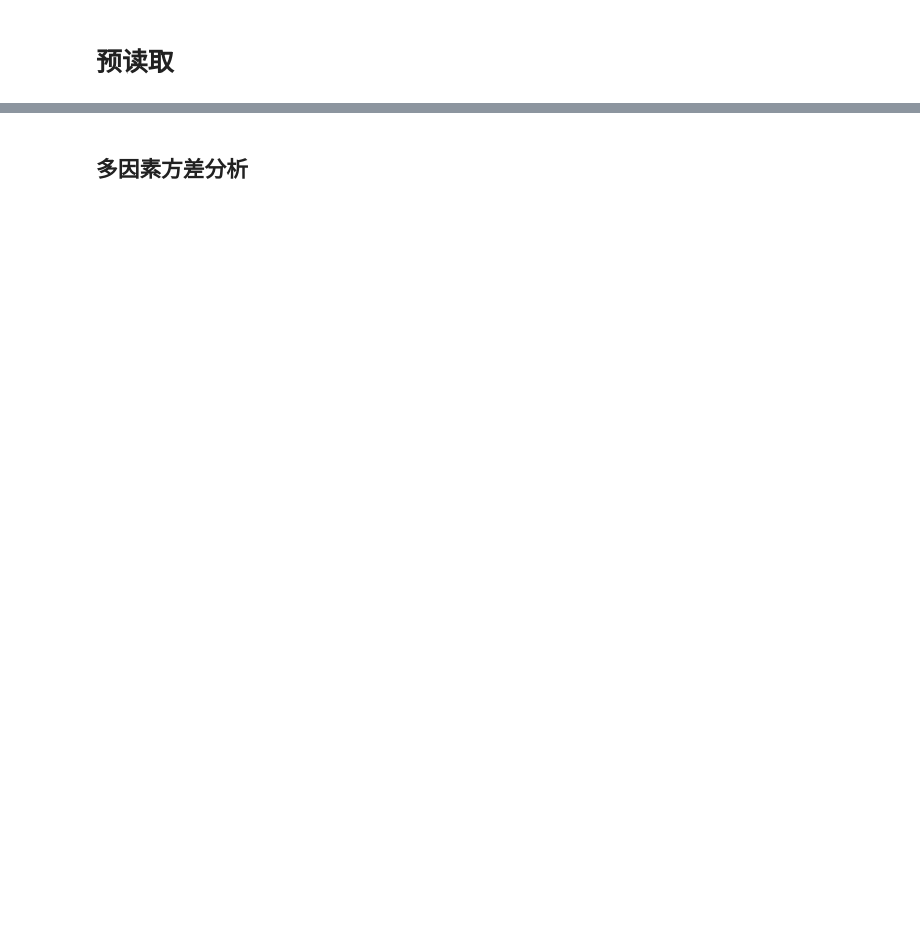
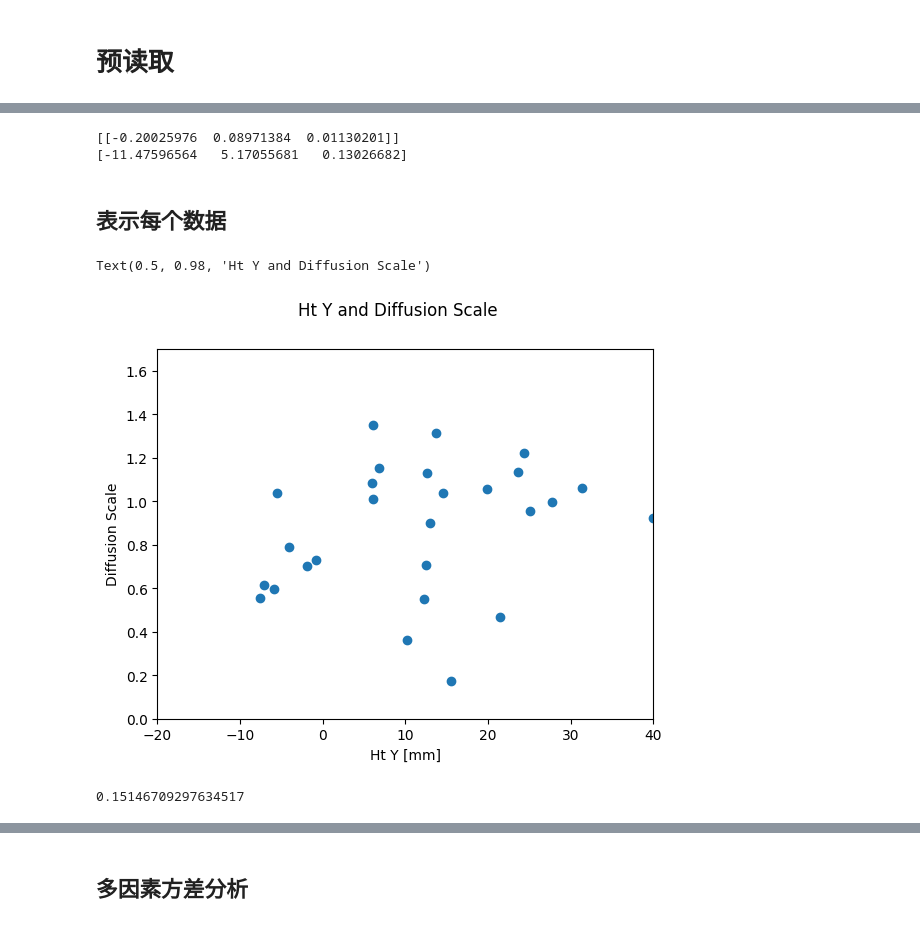
Before and after one commit to OYTubo/GazeNormalization, a Jupyter notebook: analyze_reliability.ipynb, the cells around one changed output, grey strips where cells are left out. Drawn from its saved outputs; the diff is of its cells as text; code cells hidden in the pictures; blank space fills up the shorter version.

```diff
--- a/analyze_reliability.ipynb
+++ b/analyze_reliability.ipynb
@@ -39,0 +561,33 @@ pixel_scale_chen = np.array([0.22, 0.235])
+# %%
+import gaze_normalize
+import importlib
+
+importlib.reload(gaze_normalize)
+
+for condition in datalist_group.keys():
+    save_path = '/home/hgh/hghData/Datasets2/result_hr'
+    for data in datalist_group[condition]:
+        data.image = cv2.imread(data.image_path)
+        image_out = data.draw_norm_gaze()
+        cv2.imwrite(os.path.join(save_path, data.image_name),image_out)
+# %%
+# 绘制Jitter
+print(data.hr)
+print(np.ravel(warp_norm.hr_to_pitchyaw(data.hr)))
+# %% [output]
+[[-0.20025976  0.08971384  0.01130201]]
+[-11.47596564   5.17055681   0.13026682]
+# %%
+mean_eular = []
+mean_ht =[]
+mean_brightness = []
+mean_contrast = []
+result_scale = []
+for condition in datalist_group.keys():
+    if (condition in [12, 24, 30, 32, 34]) or diffusion_scale[condition] == -1:
+        continue
+    result_scale.append(diffusion_scale[condition])
+    mean_eular.append(np.mean(np.asarray(eulars[condition]).reshape((-1,3)),axis = 0))
+    mean_ht.append(np.mean(np.asarray(hts[condition]).reshape((-1,3)),axis = 0))
+    mean_brightness.append(np.mean(brightness[condition]))
+    mean_contrast.append(np.mean(contrast[condition]))
@@ -39,0 +609,2 @@ pixel_scale_chen = np.array([0.22, 0.235])
+# %% [markdown]
+## 表示每个数据
@@ -39,0 +739,24 @@ pixel_scale_chen = np.array([0.22, 0.235])
+# %%
+fig = plt.figure()
+
+plt.scatter([ht[1] for ht in mean_ht],result_scale)
+plt.xlabel('Ht Y [mm]')
+plt.ylabel('Diffusion Scale')
+plt.xlim(-20,40)
+plt.ylim(0,1.7)
+# axes[0,0].set_ylabel('Gaze Error [pixel]')
+
+
+plt.suptitle(f'Ht Y and Diffusion Scale')
+# %% [output]
+Text(0.5, 0.98, 'Ht Y and Diffusion Scale')
+[figure, added]
+# %%
+filtered_ht = [ht[1] for ht in mean_ht if  20 < ht[1] < 40]
+filtered_result_scale = [result_scale[i] for i, ht in enumerate(mean_ht) if 20 < ht[1] < 40]
+
+correlation_coefficient = np.corrcoef(filtered_ht, filtered_result_scale)[0, 1]
+
+print(correlation_coefficient)
+# %% [output]
+0.15146709297634517
```
Also changed, not shown: parts of 54 cells of this notebook, 8 other files.
